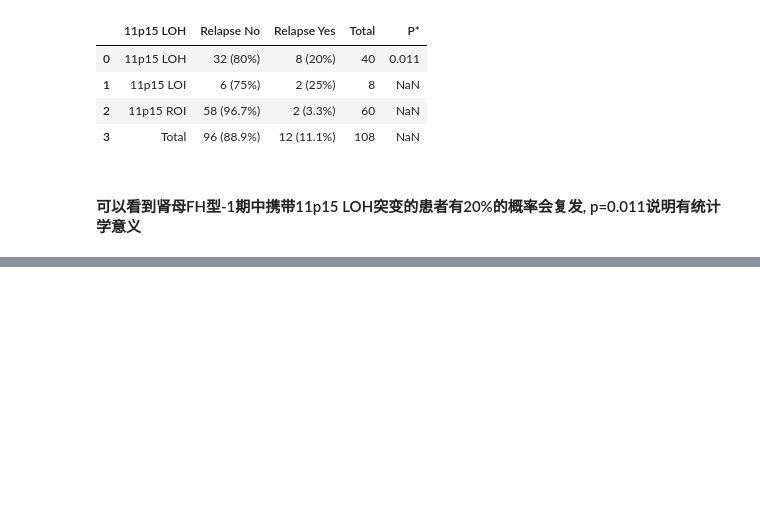
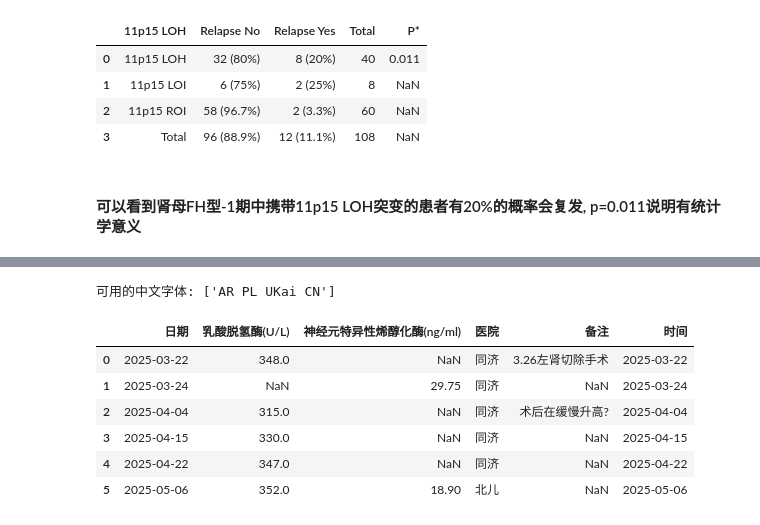
Before and after one commit to hkxIron/my_practice, a Jupyter notebook: jupyter/wt_analysis.ipynb, the cells around one changed output, grey strips where cells are left out. Cells and saved outputs as stored; diff of their text form; code cells hidden in the pictures; blank space fills up the shorter version.

```diff
--- a/jupyter/wt_analysis.ipynb
+++ b/jupyter/wt_analysis.ipynb
@@ -53,0 +75,56 @@ gene_11p15
+# %%
+import numpy as np
+from pandas import Timestamp
+import seaborn as sns
+import matplotlib.pyplot as plt
+from matplotlib.font_manager import fontManager
+from matplotlib import font_manager
+from matplotlib.dates import DateFormatter
+
+# font_path = "/usr/share/fonts/truetype/wqy/wqy-microhei.ttc"  # 常见路径
+# font_prop = font_manager.FontProperties(fname=font_path)
+# plt.rcParams['font.family'] = font_prop.get_name()
+# print(f"use {font_prop.get_name()}")
+# 1. 设置中文字体（针对Ubuntu/Linux系统）
+# try:
+#     # 尝试使用文泉驿微米黑
+#     plt.rcParams['font.sans-serif'] = ['WenQuanYi Micro Hei']
+#     # 解决负号显示问题
+#     plt.rcParams['axes.unicode_minus'] = False
+#     print("use WenQuanYi Micro Hei")
+# except:
+#     # 如果失败，尝试其他方法
+#     try:
+#         # 查找系统中可用的中文字体
+#         font_path = "/usr/share/fonts/truetype/wqy/wqy-microhei.ttc"  # 常见路径
+#         font_prop = font_manager.FontProperties(fname=font_path)
+#         plt.rcParams['font.family'] = font_prop.get_name()
+#         print(f"use {font_prop.get_name()}")
+#     except:
+#         # 如果还是失败，使用SimHei（可能需要安装）
+#         plt.rcParams['font.sans-serif'] = ['SimHei']
+#         plt.rcParams['axes.unicode_minus'] = False
+
+plt.rcParams['axes.unicode_minus'] = False  # 解决负号显示问题
+# 查看已安装的字体
+fonts = [f.name for f in fontManager.ttflist if 'Hei' in f.name or 'Song' in f.name or 'Kai' in f.name]
+print("可用的中文字体:", fonts)
+plt.rcParams['font.family'] = fonts[0]
+sns.set_theme(font=fonts[0])  # 设置seaborn使用黑体
+plt.rcParams['axes.unicode_minus'] = False  # 解决负号显示问题
+# %% [output]
+可用的中文字体: ['AR PL UKai CN']
+# %%
+data = pd.read_excel("data/胡奕涵肾母.xlsx", sheet_name="重要检查指标")
+data['时间'] = data['日期']
+data['日期'] = pd.to_datetime(data['日期'])
+#data["日期"]=data["日期"].apply(lambda x:x.strftime('%m/%d'))
+data
+# %% [output]
+|  | 日期 | 乳酸脱氢酶(U/L) | 神经元特异性烯醇化酶(ng/ml) | 医院 | 备注 | 时间 |
+| 0 | 2025-03-22 | 348.0 | NaN | 同济 | 3.26左肾切除手术 | 2025-03-22 |
+| 1 | 2025-03-24 | NaN | 29.75 | 同济 | NaN | 2025-03-24 |
+| 2 | 2025-04-04 | 315.0 | NaN | 同济 | 术后在缓慢升高? | 2025-04-04 |
+| 3 | 2025-04-15 | 330.0 | NaN | 同济 | NaN | 2025-04-15 |
+| 4 | 2025-04-22 | 347.0 | NaN | 同济 | NaN | 2025-04-22 |
+| 5 | 2025-05-06 | 352.0 | 18.90 | 北儿 | NaN | 2025-05-06 |
```
Also changed, not shown: parts of 7 cells of this notebook, 2 other files.
